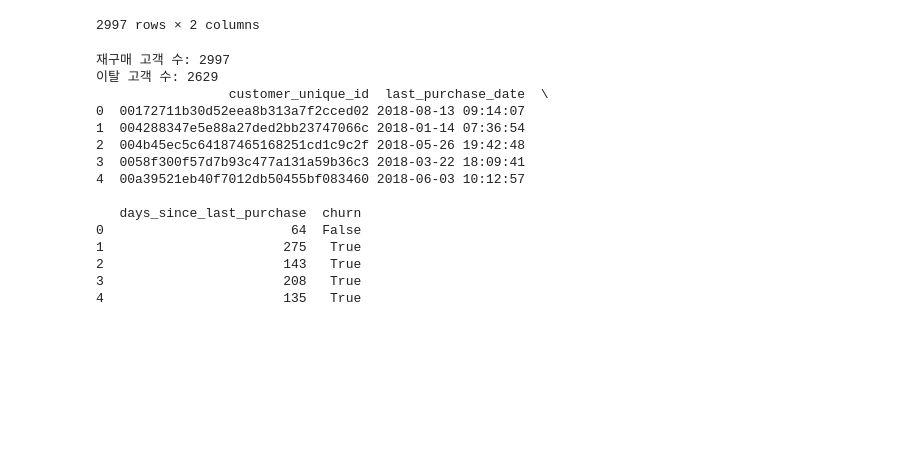
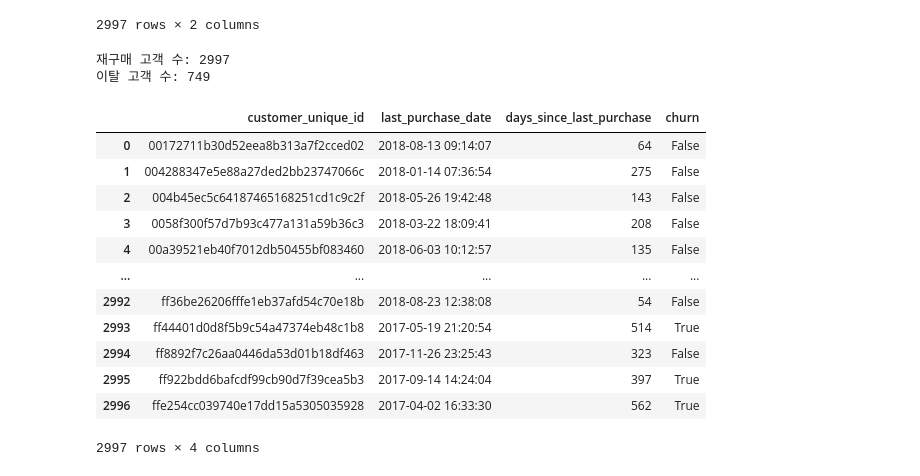
Before and after one commit to jinijini20/SKN14-2nd-5Team, a Jupyter notebook: JenoJungKyu/reprice.ipynb, the cells around one changed output. Cells and saved outputs as stored; diff of their text form; code cells hidden in the pictures; blank space fills up the shorter version.

```diff
--- a/JenoJungKyu/reprice.ipynb
+++ b/JenoJungKyu/reprice.ipynb
@@ -203,30 +203,30 @@ last_purchase
 # %%
 # 전체 주문 중 가장 마지막 날짜 기준
 reference_date = repeat_orders['order_purchase_timestamp'].max()
 
 # 마지막 구매일로부터 경과일 계산
 last_purchase['days_since_last_purchase'] = (reference_date - last_purchase['last_purchase_date']).dt.days
 
 # 이탈 여부 정의: 90일 이상 경과 → 이탈
-last_purchase['churn'] = last_purchase['days_since_last_purchase'] > 90
+last_purchase['churn'] = last_purchase['days_since_last_purchase'] > 365
 
 # 결과 확인
 print("재구매 고객 수:", len(last_purchase))
 print("이탈 고객 수:", last_purchase['churn'].sum())
-print(last_purchase.head())
+last_purchase
 # %% [output]
 재구매 고객 수: 2997
-이탈 고객 수: 2629
-                 customer_unique_id  last_purchase_date  \
-0  00172711b30d52eea8b313a7f2cced02 2018-08-13 09:14:07
-1  004288347e5e88a27ded2bb23747066c 2018-01-14 07:36:54
-2  004b45ec5c64187465168251cd1c9c2f 2018-05-26 19:42:48
-3  0058f300f57d7b93c477a131a59b36c3 2018-03-22 18:09:41
-4  00a39521eb40f7012db50455bf083460 2018-06-03 10:12:57
-
-   days_since_last_purchase  churn
-0                        64  False
-1                       275   True
-2                       143   True
-3                       208   True
-4                       135   True
+이탈 고객 수: 749
+|  | customer_unique_id | last_purchase_date | days_since_last_purchase | churn |
+| 0 | 00172711b30d52eea8b313a7f2cced02 | 2018-08-13 09:14:07 | 64 | False |
+| 1 | 004288347e5e88a27ded2bb23747066c | 2018-01-14 07:36:54 | 275 | False |
+| 2 | 004b45ec5c64187465168251cd1c9c2f | 2018-05-26 19:42:48 | 143 | False |
+| 3 | 0058f300f57d7b93c477a131a59b36c3 | 2018-03-22 18:09:41 | 208 | False |
+| 4 | 00a39521eb40f7012db50455bf083460 | 2018-06-03 10:12:57 | 135 | False |
+| ... | ... | ... | ... | ... |
+| 2992 | ff36be26206fffe1eb37afd54c70e18b | 2018-08-23 12:38:08 | 54 | False |
+| 2993 | ff44401d0d8f5b9c54a47374eb48c1b8 | 2017-05-19 21:20:54 | 514 | True |
+| 2994 | ff8892f7c26aa0446da53d01b18df463 | 2017-11-26 23:25:43 | 323 | False |
+| 2995 | ff922bdd6bafcdf99cb90d7f39cea5b3 | 2017-09-14 14:24:04 | 397 | True |
+| 2996 | ffe254cc039740e17dd15a5305035928 | 2017-04-02 16:33:30 | 562 | True |
+2997 rows × 4 columns
```
Also changed, not shown: parts of 11 cells of this notebook.
